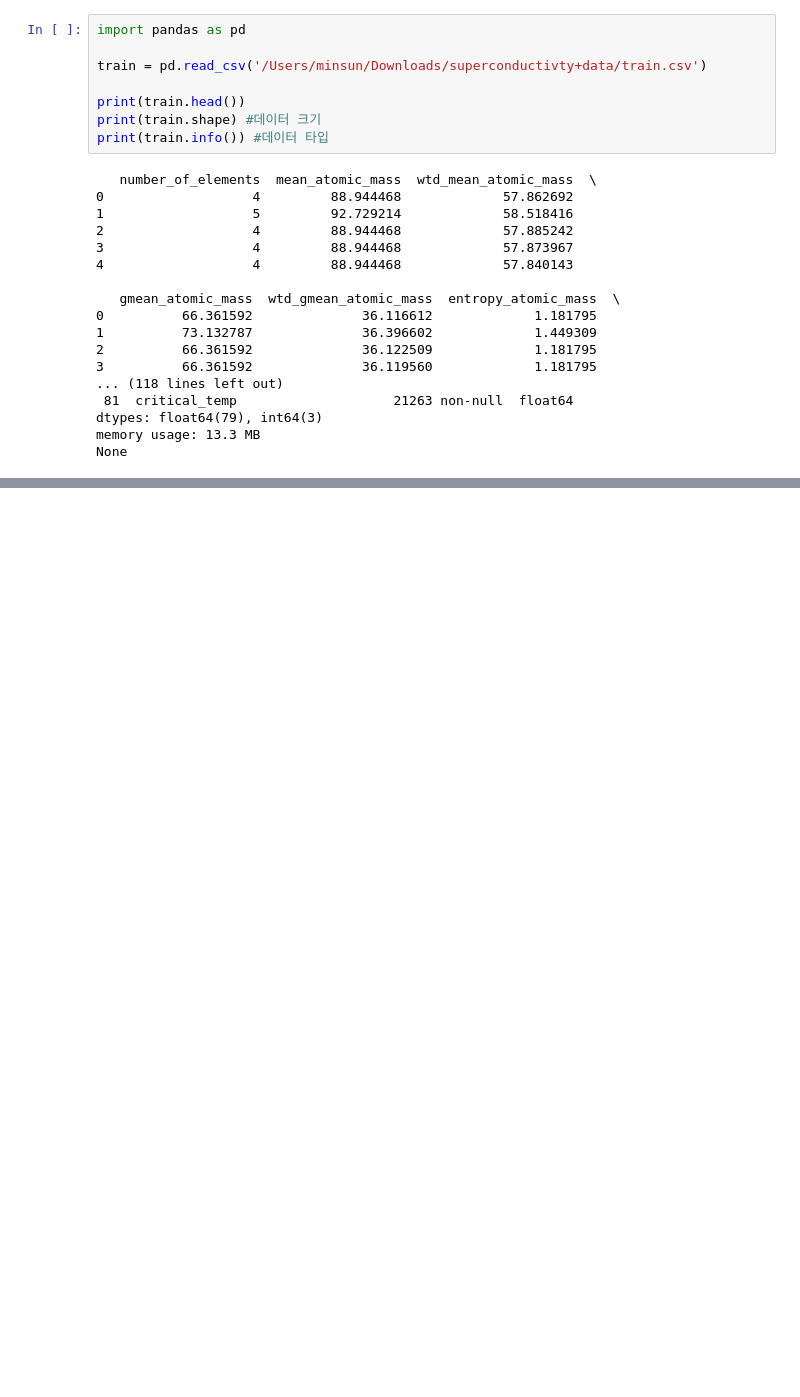
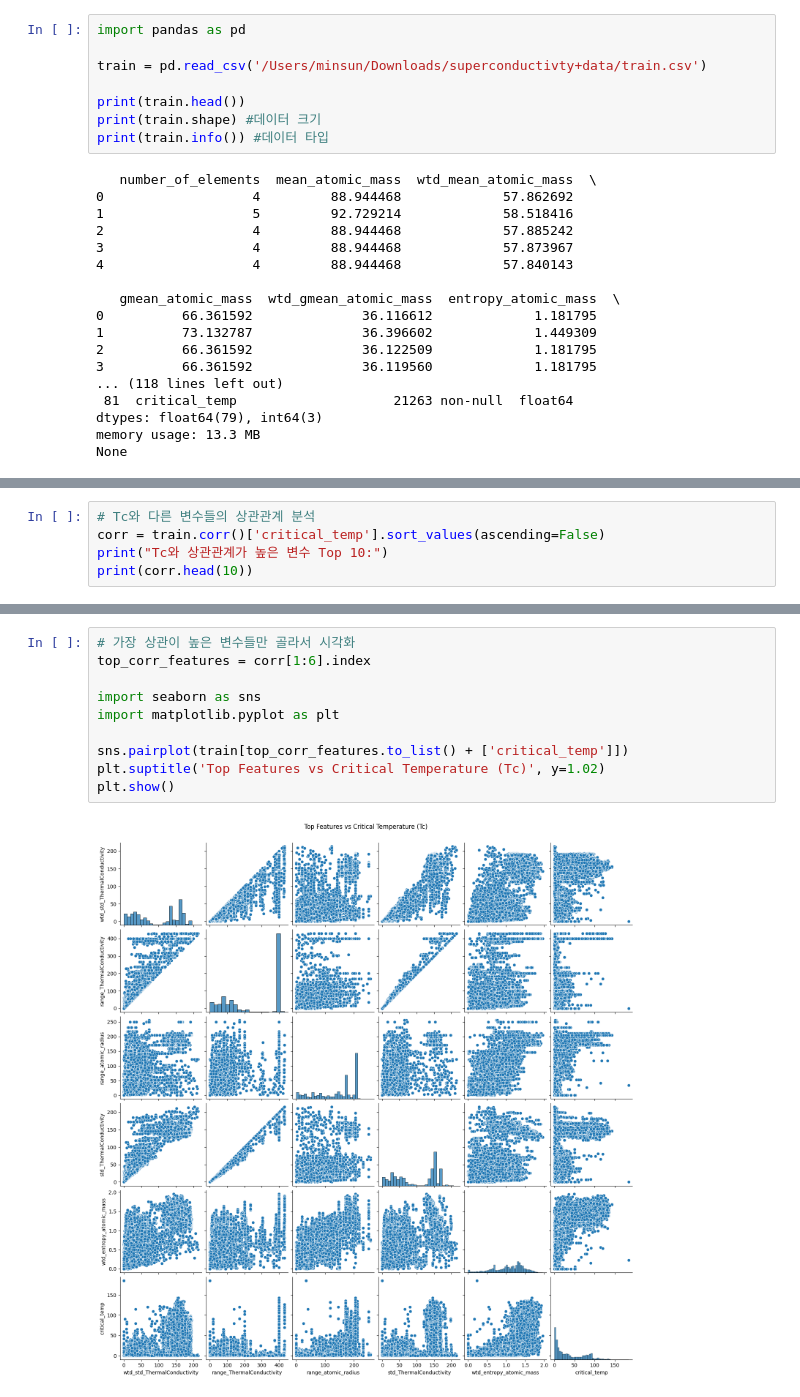
Before and after one commit to ms7450188/project, a Jupyter notebook: project1.ipynb, the cells around one changed output, grey strips where cells are left out. Saved outputs shown, nothing was run; the diff lists cells and outputs as text; blank space fills up the shorter version.

```diff
--- a/project1.ipynb
+++ b/project1.ipynb
@@ -32,0 +39,5 @@ sns.histplot(train['critical_temp'], kde = True, bins = 0)
+# %%
+# Tc와 다른 변수들의 상관관계 분석
+corr = train.corr()['critical_temp'].sort_values(ascending=False)
+print("Tc와 상관관계가 높은 변수 Top 10:")
+print(corr.head(10))
@@ -32,0 +60,12 @@ sns.histplot(train['critical_temp'], kde = True, bins = 0)
+# %%
+# 가장 상관이 높은 변수들만 골라서 시각화
+top_corr_features = corr[1:6].index
+
+import seaborn as sns
+import matplotlib.pyplot as plt
+
+sns.pairplot(train[top_corr_features.to_list() + ['critical_temp']])
+plt.suptitle('Top Features vs Critical Temperature (Tc)', y=1.02)
+plt.show()
+# %% [output]
+[figure, added]
```
Also changed, not shown: parts of 12 cells of this notebook.
